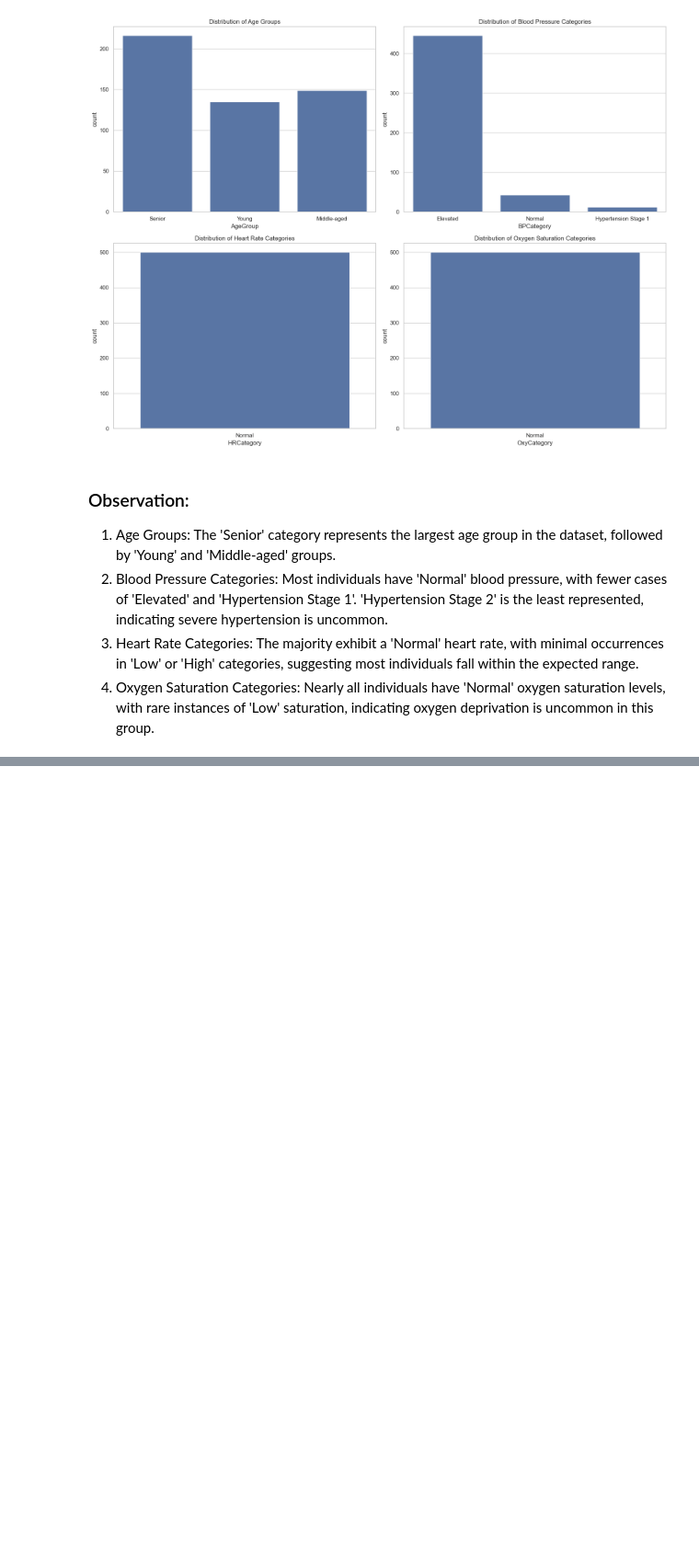
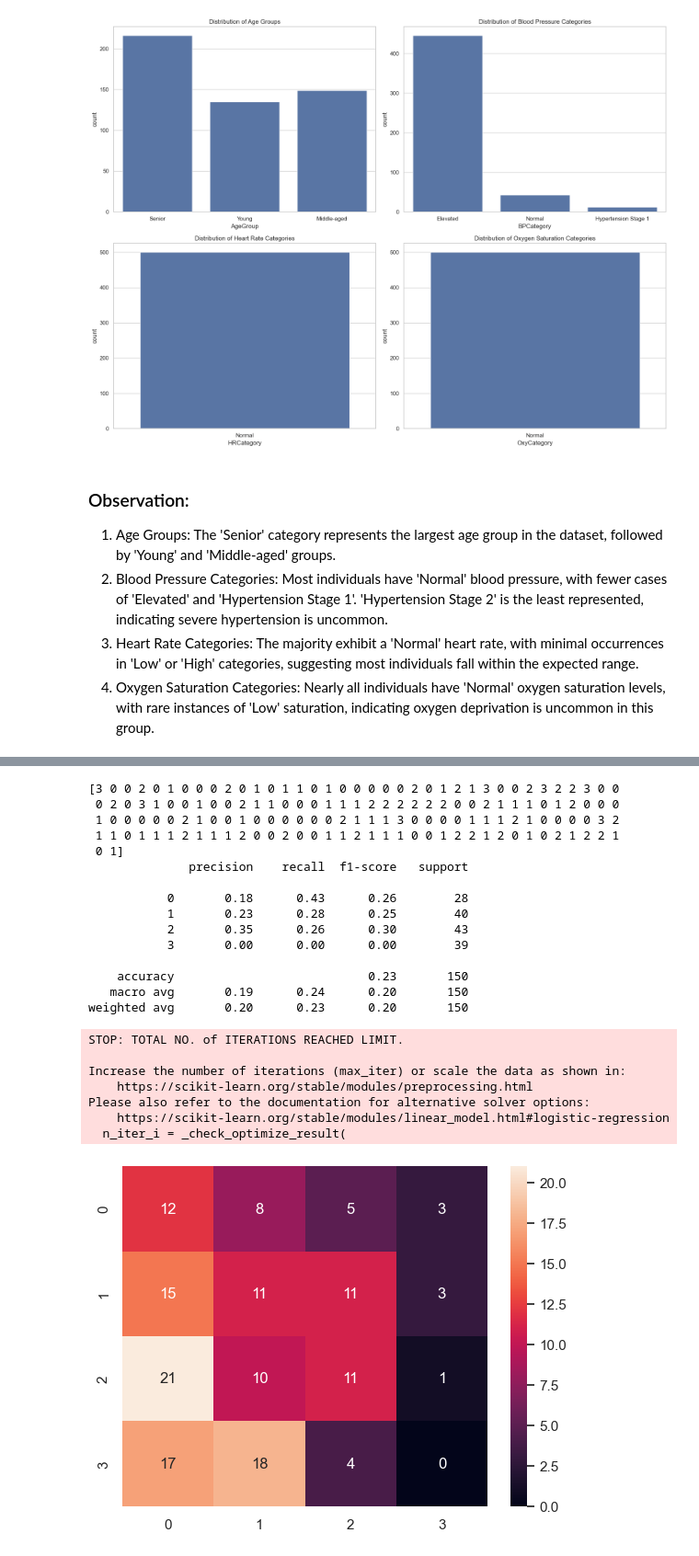
Before and after one commit to twodog1953/Health-Monitoring-Analysis-Modelling, a Jupyter notebook: Health Monitoring Analysis & Modelling.ipynb, the cells around one changed output, grey strips where cells are left out. Shown at 92% size. Drawn from its saved outputs; the diff is of its cells as text; code cells hidden in the pictures; blank space fills up the shorter version.

Commit message:
added models

```diff
--- a/Health Monitoring Analysis & Modelling.ipynb
+++ b/Health Monitoring Analysis & Modelling.ipynb
@@ -388,0 +489,37 @@ plt.show()
+# %%
+#logistic Regression
+X_train, X_test, y_train, y_test = train_test_split(X, y, test_size = 0.3, random_state = 10)
+
+
+class_lr_all = LogisticRegression(random_state = 42, solver='lbfgs', max_iter=200)
+class_lr_all.fit(X_train, y_train)
+y_predict_logistic = class_lr_all.predict(X_test)
+print(y_predict_logistic)
+
+cm = confusion_matrix(y_test, y_predict_logistic)
+sns.heatmap(cm, annot=True, fmt='d')
+print(classification_report(y_test, y_predict_logistic))
+# %% [output]
+[3 0 0 2 0 1 0 0 0 2 0 1 0 1 1 0 1 0 0 0 0 0 2 0 1 2 1 3 0 0 2 3 2 2 3 0 0
+ 0 2 0 3 1 0 0 1 0 0 2 1 1 0 0 0 1 1 1 2 2 2 2 2 2 0 0 2 1 1 1 0 1 2 0 0 0
+ 1 0 0 0 0 0 2 1 0 0 1 0 0 0 0 0 0 2 1 1 1 3 0 0 0 0 1 1 1 2 1 0 0 0 0 3 2
+ 1 1 0 1 1 1 2 1 1 1 2 0 0 2 0 0 1 1 2 1 1 1 0 0 1 2 2 1 2 0 1 0 2 1 2 2 1
+ 0 1]
+              precision    recall  f1-score   support
+
+           0       0.18      0.43      0.26        28
+           1       0.23      0.28      0.25        40
+           2       0.35      0.26      0.30        43
+           3       0.00      0.00      0.00        39
+
+    accuracy                           0.23       150
+   macro avg       0.19      0.24      0.20       150
+weighted avg       0.20      0.23      0.20       150
+STOP: TOTAL NO. of ITERATIONS REACHED LIMIT.
+
+Increase the number of iterations (max_iter) or scale the data as shown in:
+    https://scikit-learn.org/stable/modules/preprocessing.html
+Please also refer to the documentation for alternative solver options:
+    https://scikit-learn.org/stable/modules/linear_model.html#logistic-regression
+  n_iter_i = _check_optimize_result(
+[figure, added]
```
Also changed, not shown: parts of 14 cells of this notebook.
